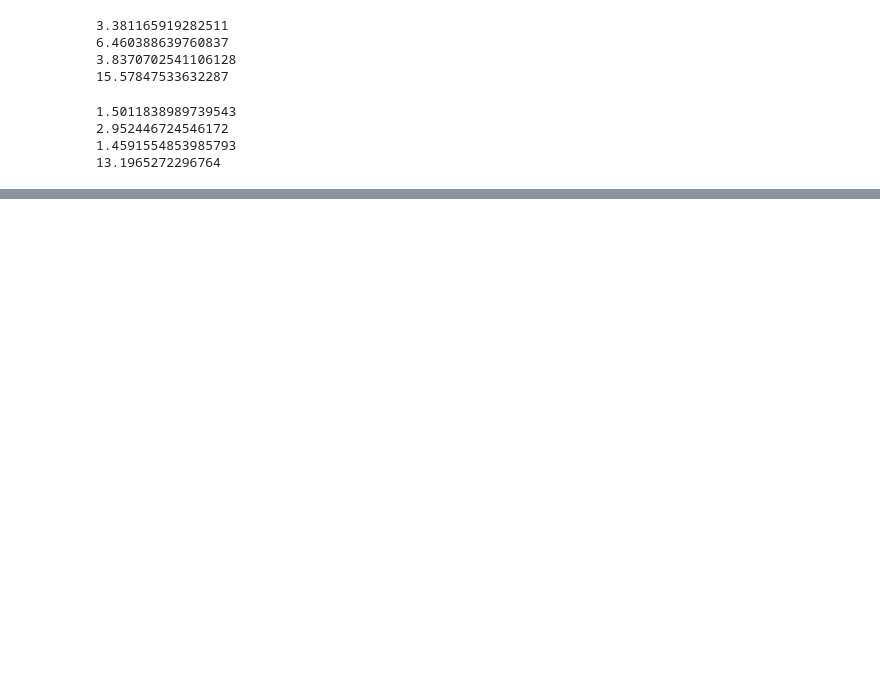
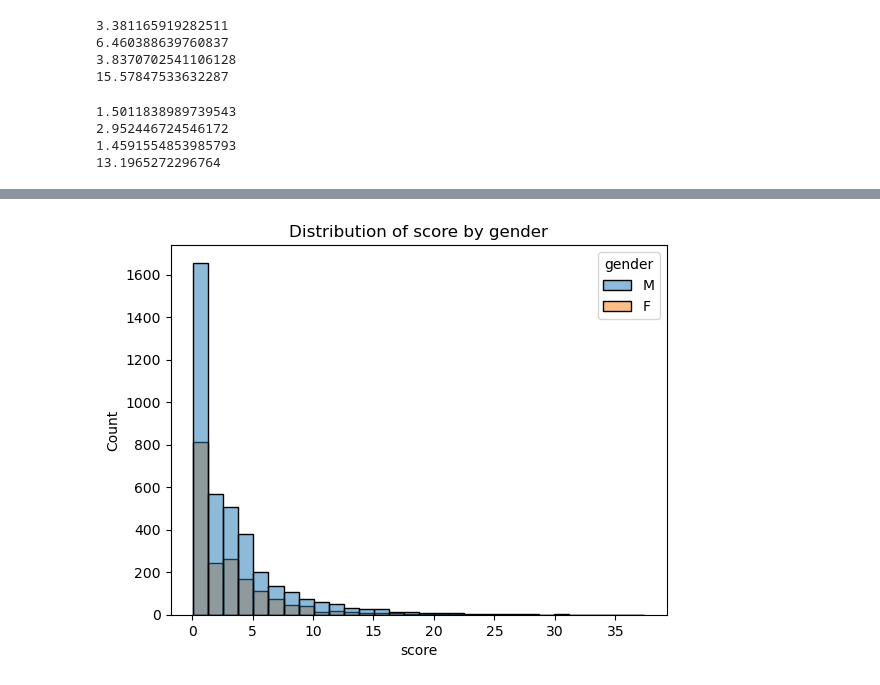
Before and after one commit to epfl-ada/ada-2023-project-lovelace, a Jupyter notebook: Code/jennifer.ipynb, the cells around one changed output, grey strips where cells are left out. Drawn from its saved outputs; the diff is of its cells as text; code cells hidden in the pictures; blank space fills up the shorter version.

```diff
--- a/Code/jennifer.ipynb
+++ b/Code/jennifer.ipynb
@@ -293,0 +349,6 @@ print(actors_info.query('Oscar_Nominated == 0')['Low'].mean())
+# %%
+# Calculate the score for each actor
+actors_info['score'] = 0.7 * (actors_info[['Very High']].sum(axis=1)) + 0.4 * (actors_info[['High']].sum(axis=1))+ 0.1 * (actors_info[['Medium']].sum(axis=1)) + 0.01 * (actors_info[['Low']].sum(axis=1))+ (0.6* actors_info['Oscar_Winner']) + (0.3* actors_info['Oscar_Nominated'])
+
+actors_info = actors_info.sort_values(by='score', ascending=False)
+actors_info.head()
@@ -293,0 +362,6 @@ print(actors_info.query('Oscar_Nominated == 0')['Low'].mean())
+# %%
+sns.histplot(data=actors_info, x="score", bins=30, hue="gender")
+plt.title("Distribution of score by gender")
+plt.show()
+# %% [output]
+[figure, added]
```
Also changed, not shown: parts of 13 cells of this notebook.
